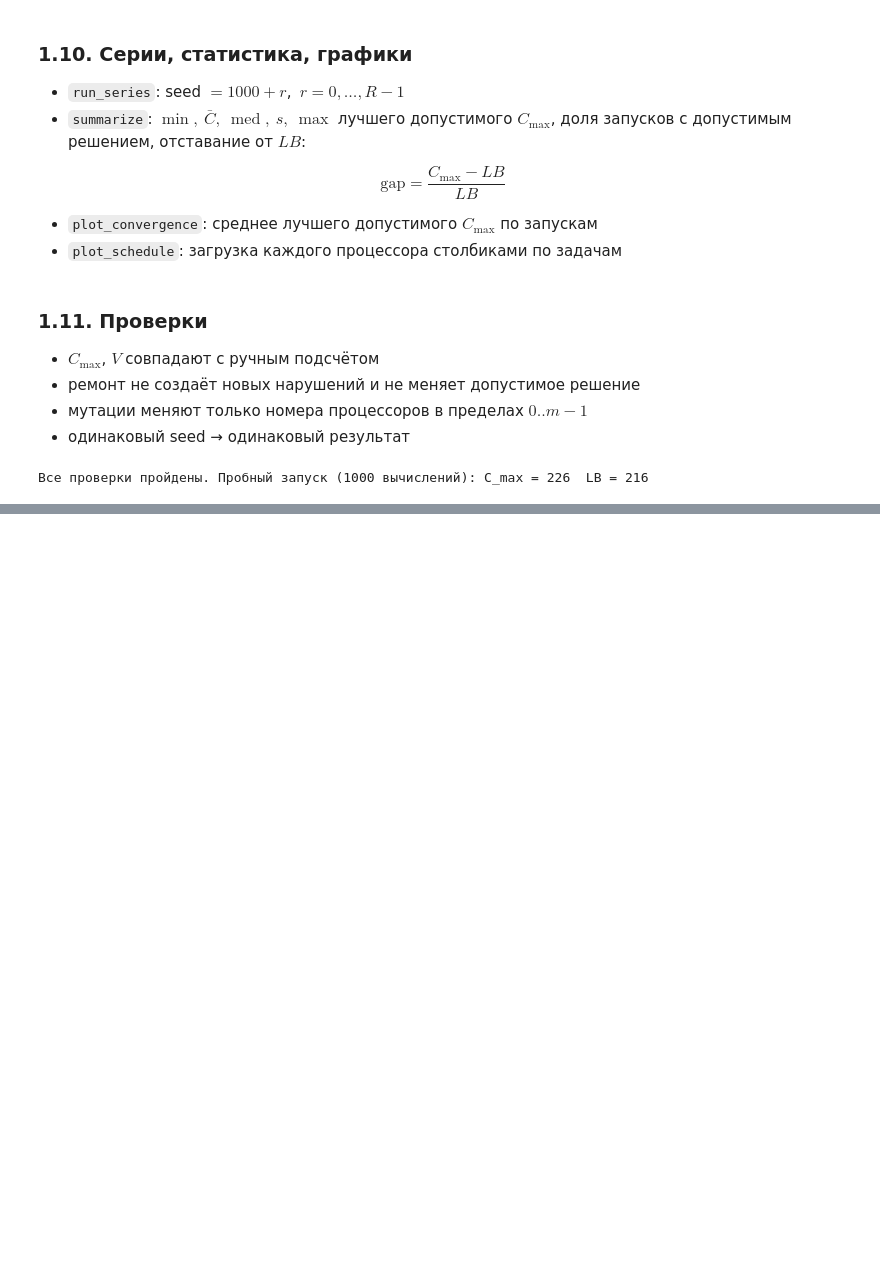
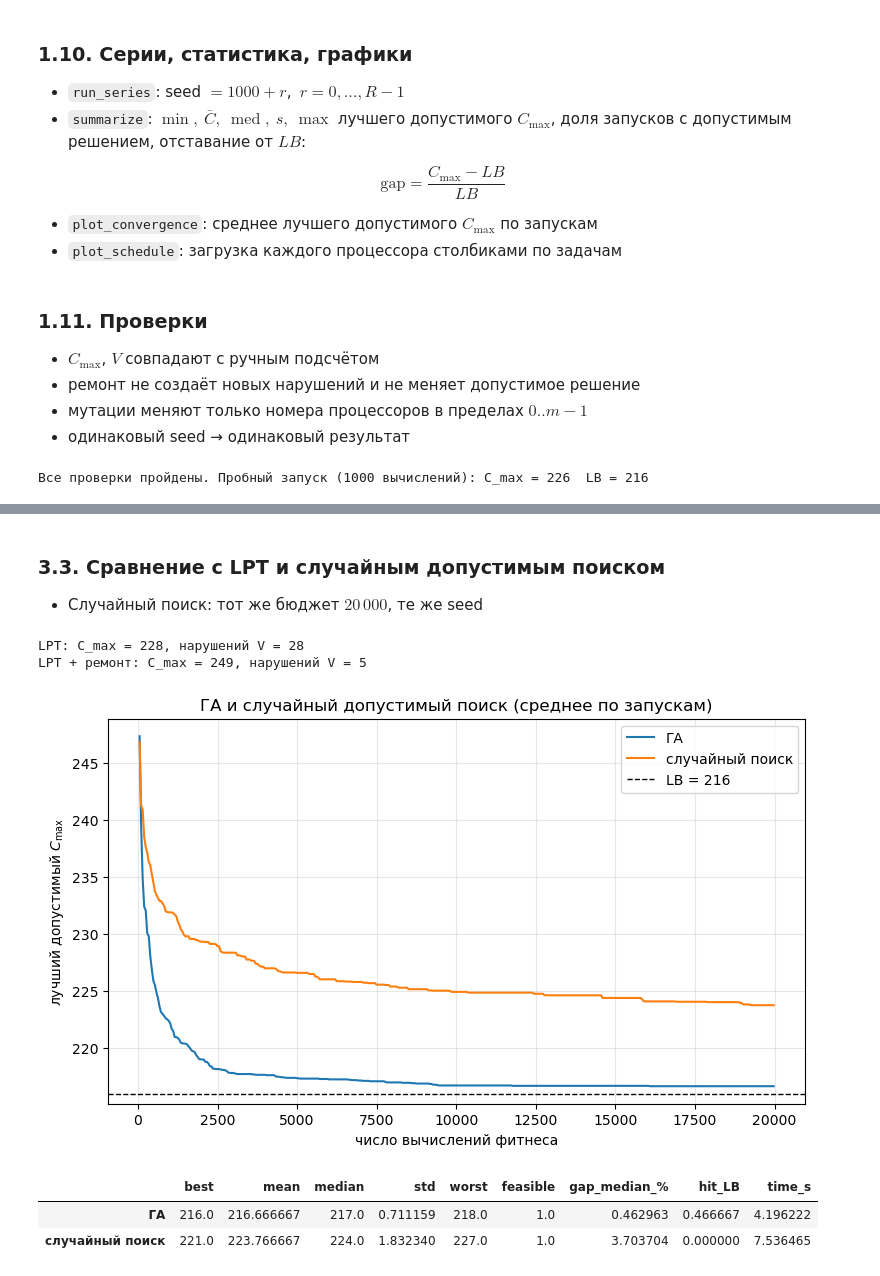
Before and after one commit to mack011y/gen_lab1, a Jupyter notebook: lab2/lab2.ipynb, the cells around one changed output, grey strips where cells are left out. Drawn from its saved outputs; the diff is of its cells as text; code cells hidden in the pictures; blank space fills up the shorter version.

```diff
--- a/lab2/lab2.ipynb
+++ b/lab2/lab2.ipynb
@@ -471,0 +599,30 @@ print("Все проверки пройдены. Пробный запуск (10
+# %% [markdown]
+### 3.3. Сравнение с LPT и случайным допустимым поиском
+
+* Случайный поиск: тот же бюджет $20\,000$, те же seed
+# %%
+x_lpt_rep = repair(x_lpt, inst, np.random.default_rng(0))
+c_lpt, v_lpt, _ = evaluate(x_lpt, inst)
+c_lpt_rep, v_lpt_rep, _ = evaluate(x_lpt_rep, inst)
+print(f"LPT: C_max = {c_lpt[0]}, нарушений V = {v_lpt[0]}")
+print(f"LPT + ремонт: C_max = {c_lpt_rep[0]}, нарушений V = {v_lpt_rep[0]}")
+
+checkpoints = cons_hist["ремонт"][0]["evals"].to_numpy()
+rs_runs, rs_hist = run_series(lambda s: run_random_search(inst, BASE.max_evals, s, checkpoints), N_RUNS, BASE_SEED)
+rs_runs.to_csv(RESULTS / "runs_random_search.csv", index=False)
+
+base_table = pd.DataFrame([summarize(cons_runs["ремонт"], inst, "ГА"), summarize(rs_runs, inst, "случайный поиск")])
+base_table.to_csv(RESULTS / "summary_ga_vs_baselines.csv")
+fig, ax = plt.subplots()
+plot_convergence({"ГА": cons_hist["ремонт"], "случайный поиск": rs_hist},
+                 "ГА и случайный допустимый поиск (среднее по запускам)", inst, ax=ax)
+fig.savefig(RESULTS / "convergence_ga_vs_random.png", dpi=120, bbox_inches="tight")
+plt.show()
+base_table
+# %% [output]
+LPT: C_max = 228, нарушений V = 28
+LPT + ремонт: C_max = 249, нарушений V = 5
+[figure, added]
+|  | best | mean | median | std | worst | feasible | gap_median_% | hit_LB | time_s |
+| ГА | 216.0 | 216.666667 | 217.0 | 0.711159 | 218.0 | 1.0 | 0.462963 | 0.466667 | 4.196222 |
+| случайный поиск | 221.0 | 223.766667 | 224.0 | 1.832340 | 227.0 | 1.0 | 3.703704 | 0.000000 | 7.536465 |
```
Also changed, not shown: parts of 16 cells of this notebook, 19 other files.
